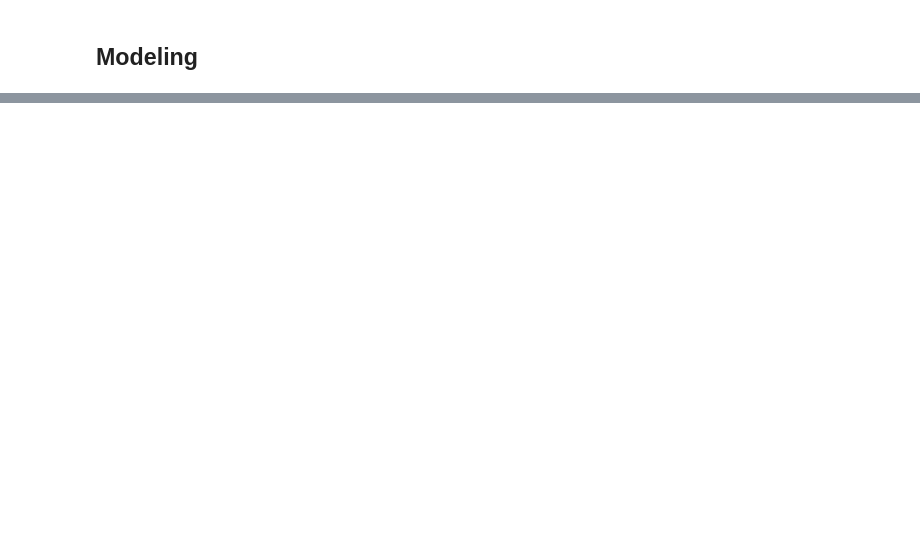
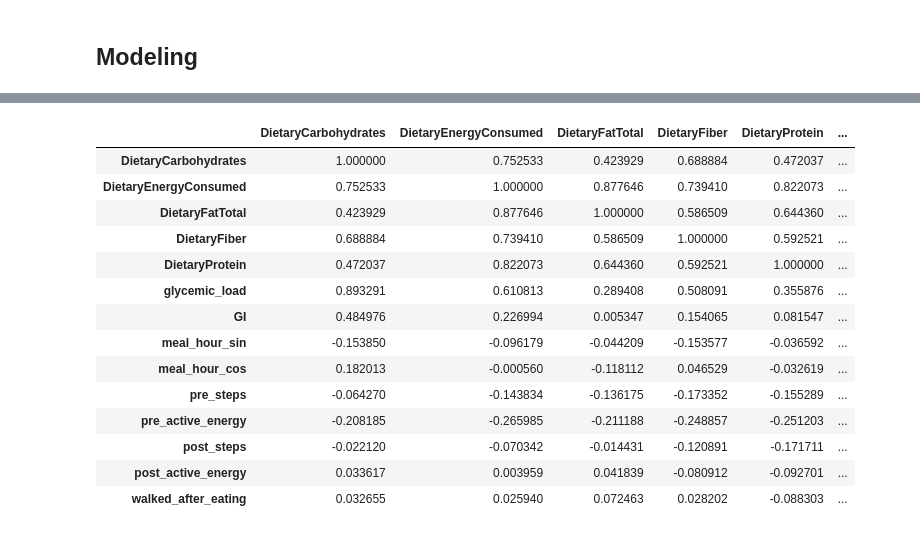
Before and after one commit to kayc26/cgm_insights, a Jupyter notebook: src/model.ipynb, the cells around one changed output, grey strips where cells are left out. Drawn from its saved outputs; the diff is of its cells as text; code cells hidden in the pictures; blank space fills up the shorter version.

```diff
--- a/src/model.ipynb
+++ b/src/model.ipynb
@@ -241,0 +209,13 @@ export.head(20)
+# %%
+features_macros_only = ['DietaryCarbohydrates', 'DietaryEnergyConsumed', 'DietaryFatTotal', 'DietaryFiber', 'DietaryProtein']
+
+features_with_gl = features_macros_only + ['glycemic_load']
+
+features_full = ['DietaryCarbohydrates', 'DietaryEnergyConsumed', 'DietaryFatTotal', 'DietaryFiber', 'DietaryProtein',
+                 'glycemic_load','GI','meal_hour_sin', 'meal_hour_cos',
+                'pre_steps', 'pre_active_energy', 'post_steps', 'post_active_energy', 'walked_after_eating']
+
+features_lean = ['glycemic_load', 'DietaryFatTotal', 'DietaryFiber', 'DietaryProtein', 'pre_steps']
+
+features_gi_split = ['GI', 'DietaryCarbohydrates', 'DietaryFatTotal', 'DietaryFiber', 'DietaryProtein', 'pre_steps']
+# no meal_hour — test GI/carbs split alone against your established lean baseline
@@ -241,0 +270,18 @@ export.head(20)
+# %%
+meal_dataset[features_full].corr()
+# %% [output]
+|  | DietaryCarbohydrates | DietaryEnergyConsumed | DietaryFatTotal | DietaryFiber | DietaryProtein | ... |
+| DietaryCarbohydrates | 1.000000 | 0.752533 | 0.423929 | 0.688884 | 0.472037 | ... |
+| DietaryEnergyConsumed | 0.752533 | 1.000000 | 0.877646 | 0.739410 | 0.822073 | ... |
+| DietaryFatTotal | 0.423929 | 0.877646 | 1.000000 | 0.586509 | 0.644360 | ... |
+| DietaryFiber | 0.688884 | 0.739410 | 0.586509 | 1.000000 | 0.592521 | ... |
+| DietaryProtein | 0.472037 | 0.822073 | 0.644360 | 0.592521 | 1.000000 | ... |
+| glycemic_load | 0.893291 | 0.610813 | 0.289408 | 0.508091 | 0.355876 | ... |
+| GI | 0.484976 | 0.226994 | 0.005347 | 0.154065 | 0.081547 | ... |
+| meal_hour_sin | -0.153850 | -0.096179 | -0.044209 | -0.153577 | -0.036592 | ... |
+| meal_hour_cos | 0.182013 | -0.000560 | -0.118112 | 0.046529 | -0.032619 | ... |
+| pre_steps | -0.064270 | -0.143834 | -0.136175 | -0.173352 | -0.155289 | ... |
+| pre_active_energy | -0.208185 | -0.265985 | -0.211188 | -0.248857 | -0.251203 | ... |
+| post_steps | -0.022120 | -0.070342 | -0.014431 | -0.120891 | -0.171711 | ... |
+| post_active_energy | 0.033617 | 0.003959 | 0.041839 | -0.080912 | -0.092701 | ... |
+| walked_after_eating | 0.032655 | 0.025940 | 0.072463 | 0.028202 | -0.088303 | ... |
```
Also changed, not shown: parts of 33 cells of this notebook, 2 other files.
